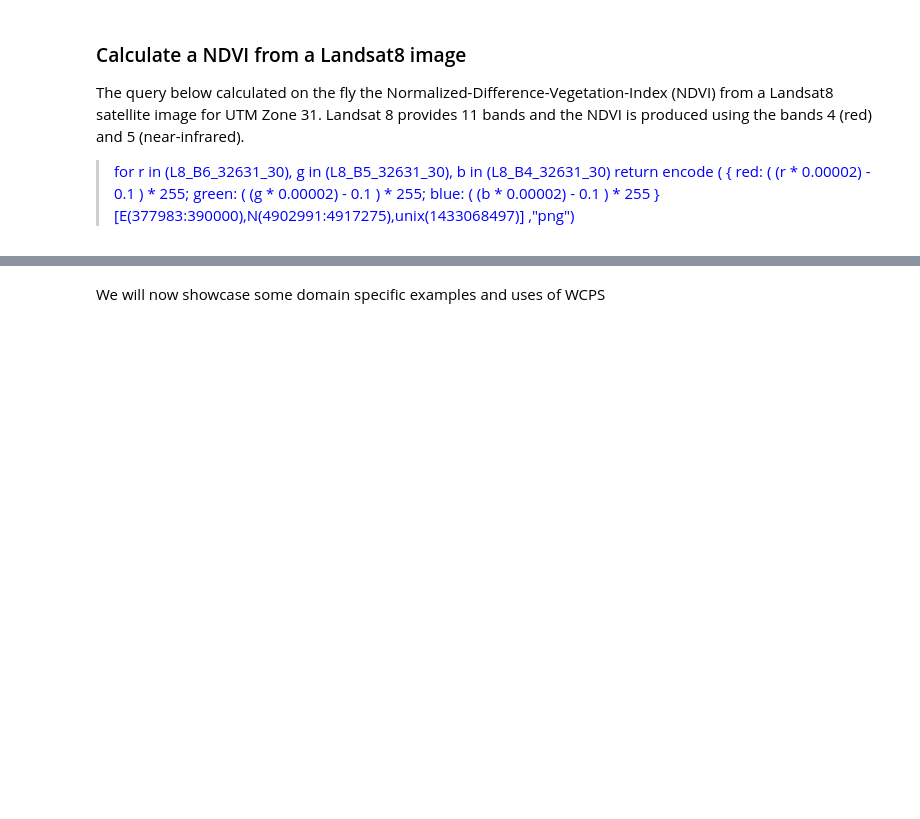
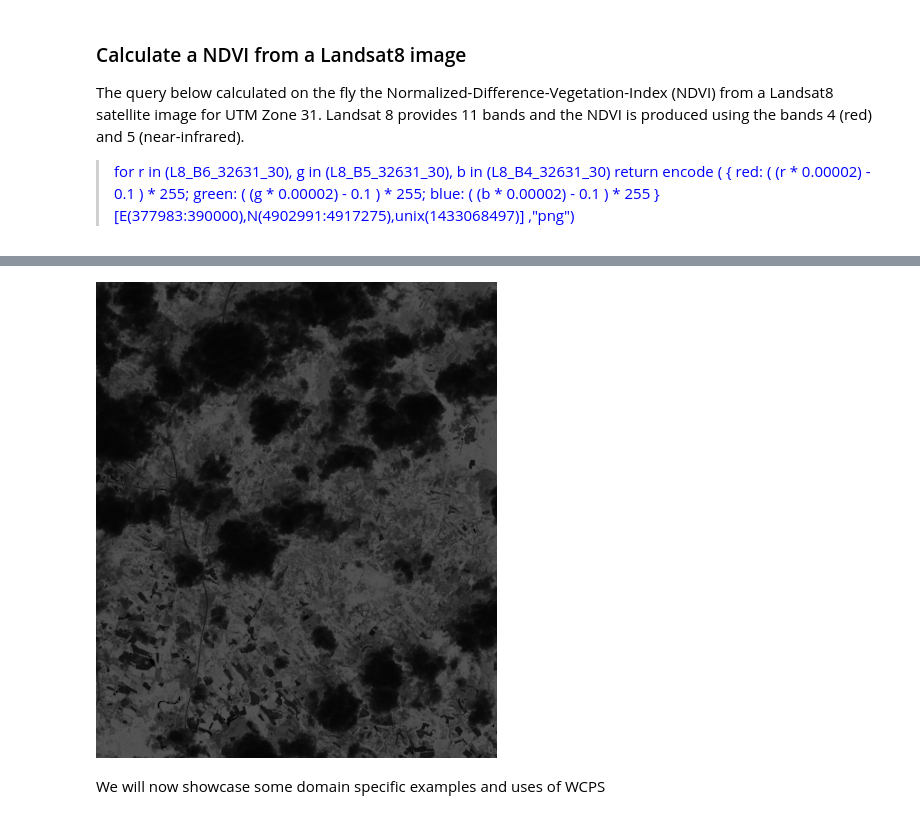
Before and after one commit to earthserver-eu/geopython_workshop_2017, a Jupyter notebook: Intro_to_WCPS.ipynb, the cells around one changed output, grey strips where cells are left out. Drawn from its saved outputs; the diff is of its cells as text; code cells hidden in the pictures; blank space fills up the shorter version.

```diff
--- a/Intro_to_WCPS.ipynb
+++ b/Intro_to_WCPS.ipynb
@@ -128,2 +123,23 @@ blue:  ( (b * 0.00002) - 0.1 ) * 255
+# %%
+import requests
+
+query = '''
+for R in (L8_B4_32631_30), NIR in (L8_B5_32631_30)
+return
+encode( (
+(
+    ( ((NIR*0.00002) - 0.1  ) - ( (R*0.00002) - 0.1 ) ) /
+    ( ((NIR*0.00002)  - 0.1 ) + ( (R*0.00002)  - 0.1 ) )
+)
+[E(377983:390000),N(4902991:4917275),unix(1433068497)] )*100
+, "png")
+'''
+
+resp = requests.post('http://eodataservice.org/rasdaman/ows/wcps', data = {'query':query})
+
+from IPython.display import Image
+Image(data=resp.content)
+# %% [output]
+[figure, added]
 # %% [markdown]
 We will now showcase some domain specific examples and uses of WCPS
```
Also changed, not shown: parts of 1 cell of this notebook, 1 other file.
